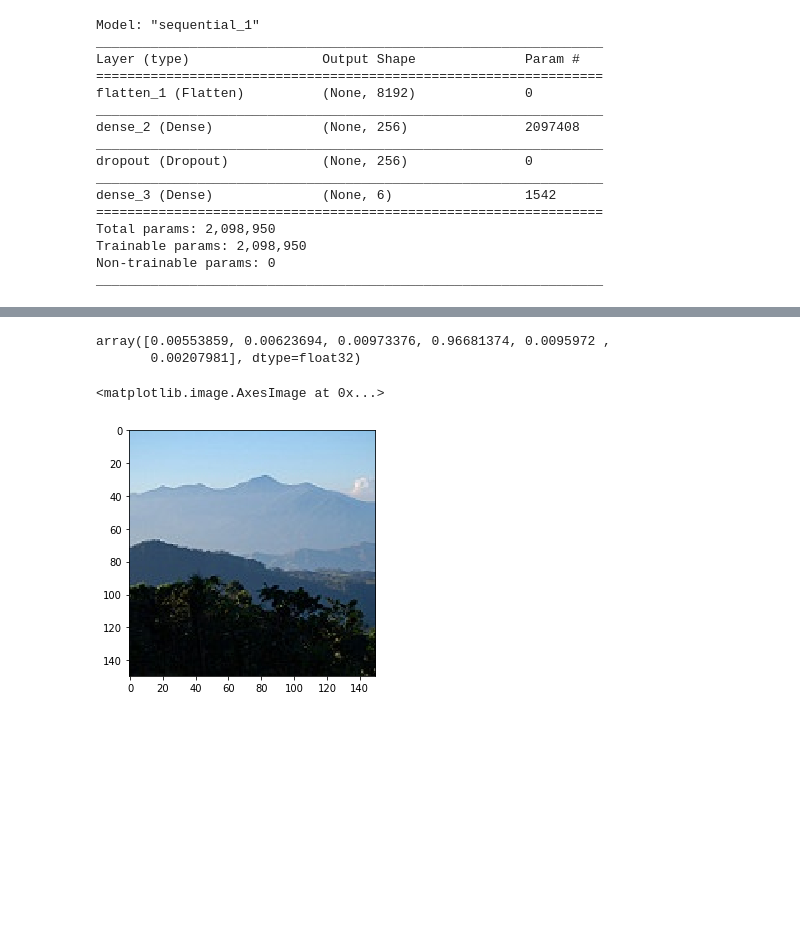
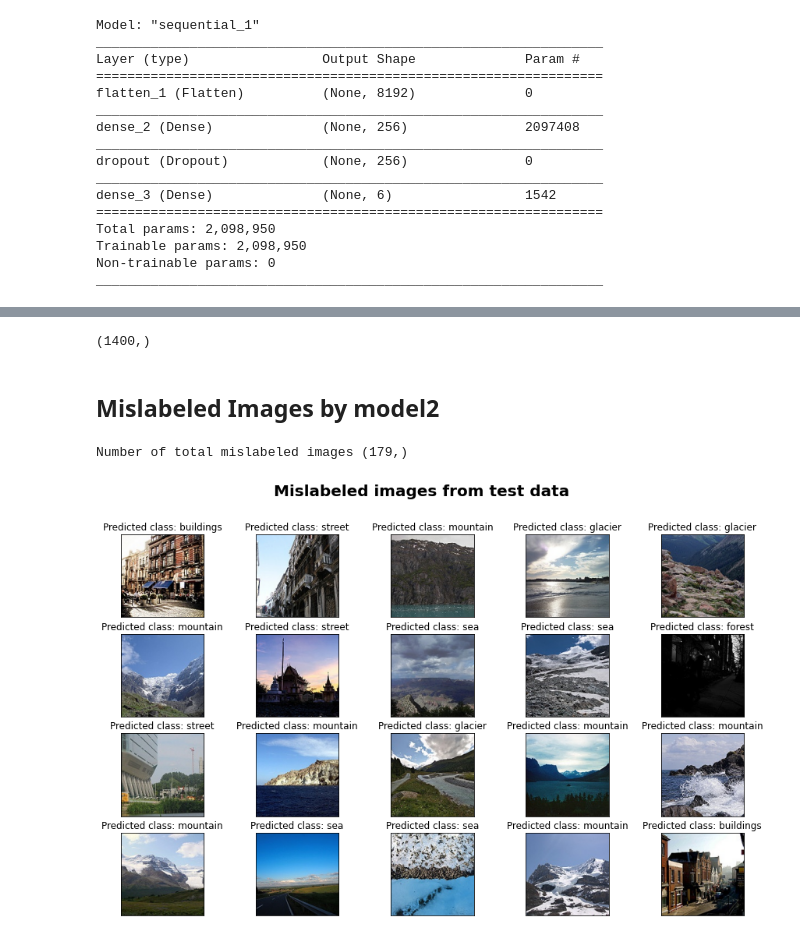
Before and after one commit to avikumart/Computer-vision, a Jupyter notebook: computervision-intel-image-clf.ipynb, the cells around one changed output, grey strips where cells are left out. Saved outputs shown, nothing was run; the diff lists cells and outputs as text; code cells hidden in the pictures; blank space fills up the shorter version.

Commit message:
Kaggle Notebook | [ComputerVision]Intel_Image_classification_project | Version 17

```diff
--- a/computervision-intel-image-clf.ipynb
+++ b/computervision-intel-image-clf.ipynb
@@ -592,13 +599,14 @@ plot_loss_accuracy(result)
-# %%
-pred = model2.predict(test_featuremap[0:5])
-pred[0]
-# %% [output]
-array([0.00553859, 0.00623694, 0.00973376, 0.96681374, 0.0095972 ,
-       0.00207981], dtype=float32)
-# %%
-imshow(tst_images_norm[0])
-# %% [output]
-<matplotlib.image.AxesImage at 0x...>
-[figure, removed]
 # %%
 # create function of samples prediction of training data and build next model with fine-tuning
+pred = model2.predict(test_featuremap)
+predictions = np.argmax(pred, axis=1)
+predictions.shape
+# %% [output]
+(1400,)
+# %% [markdown]
+## Mislabeled Images by model2
+# %%
+mislables_labels= mislabled_images(class_names, tst_images_norm, test_array, predictions)
+# %% [output]
+Number of total mislabeled images (179,)
+[figure, added]
```
Also changed, not shown: parts of 16 cells of this notebook.
